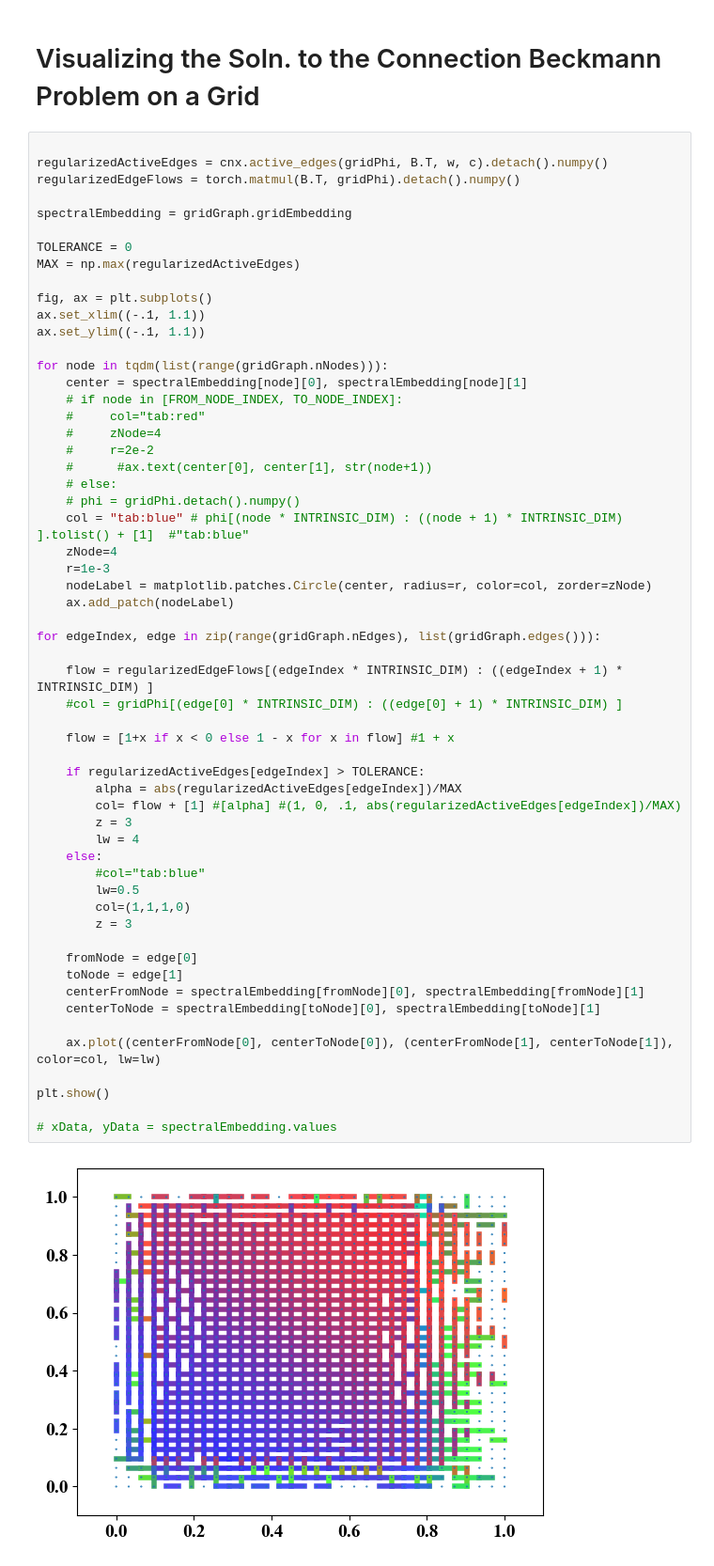
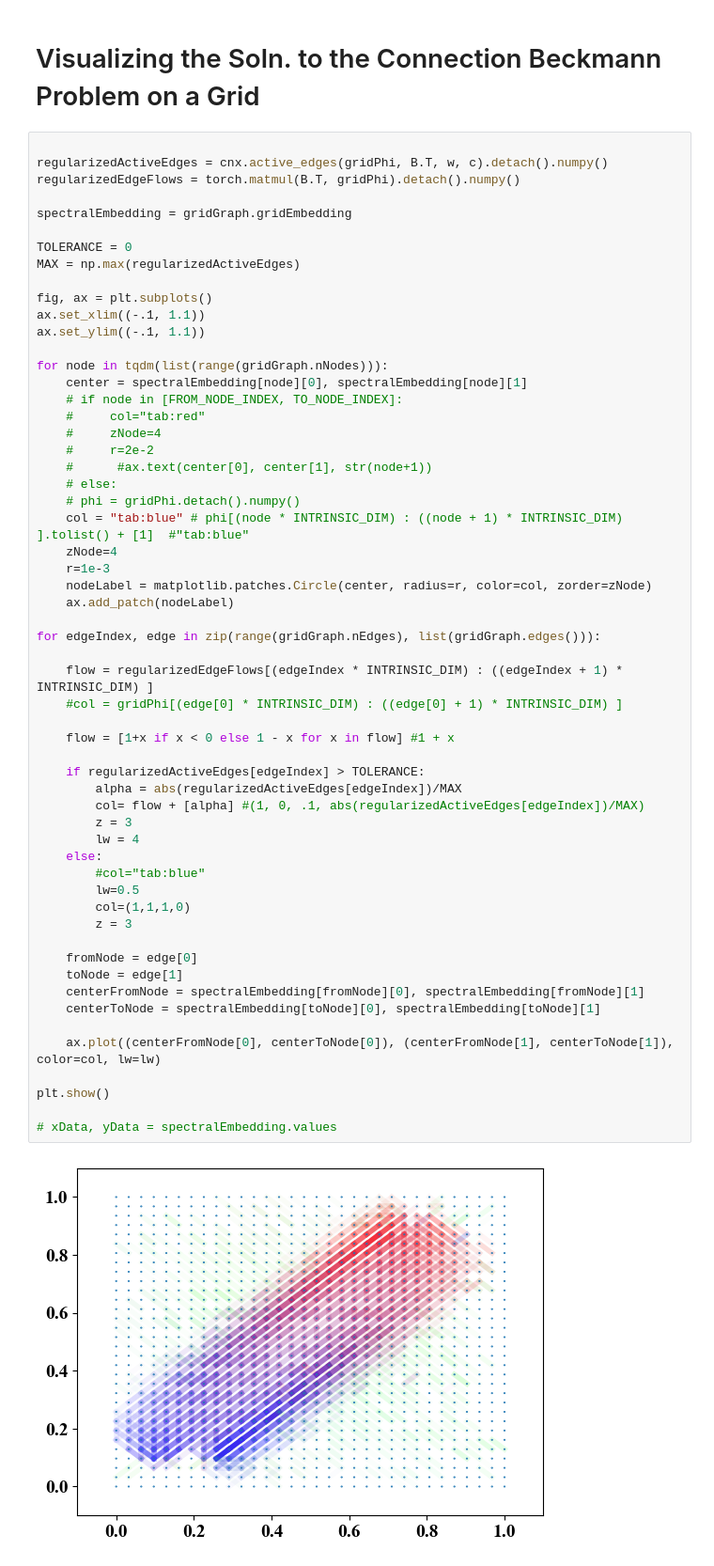
Before and after one commit to sawyer-jack-1/connection-graph-wasserstein, a Jupyter notebook: connection_beckmann_grid.ipynb, the cells around one changed output. Shown: that part at 94% size. Cells and saved outputs as stored; diff of their text form.

```diff
--- a/connection_beckmann_grid.ipynb
+++ b/connection_beckmann_grid.ipynb
@@ -201,35 +201,35 @@ for node in tqdm(list(range(gridGraph.nNodes))):
     ax.add_patch(nodeLabel)
 
 for edgeIndex, edge in zip(range(gridGraph.nEdges), list(gridGraph.edges())):
 
     flow = regularizedEdgeFlows[(edgeIndex * INTRINSIC_DIM) : ((edgeIndex + 1) * INTRINSIC_DIM) ]
     #col = gridPhi[(edge[0] * INTRINSIC_DIM) : ((edge[0] + 1) * INTRINSIC_DIM) ]
 
     flow = [1+x if x < 0 else 1 - x for x in flow] #1 + x
 
     if regularizedActiveEdges[edgeIndex] > TOLERANCE:
         alpha = abs(regularizedActiveEdges[edgeIndex])/MAX
-        col= flow + [1] #[alpha] #(1, 0, .1, abs(regularizedActiveEdges[edgeIndex])/MAX)
+        col= flow + [alpha] #(1, 0, .1, abs(regularizedActiveEdges[edgeIndex])/MAX)
         z = 3
         lw = 4
     else:
         #col="tab:blue"
         lw=0.5
         col=(1,1,1,0)
         z = 3
 
     fromNode = edge[0]
     toNode = edge[1]
     centerFromNode = spectralEmbedding[fromNode][0], spectralEmbedding[fromNode][1]
     centerToNode = spectralEmbedding[toNode][0], spectralEmbedding[toNode][1]
 
     ax.plot((centerFromNode[0], centerToNode[0]), (centerFromNode[1], centerToNode[1]), color=col, lw=lw)
 
 plt.show()
 
 # xData, yData = spectralEmbedding.values
 # %% [output]
-[figure, old version]
+[figure, new version]
 # %%
 regularizedActiveEdges
 # %% [output]
```
Also changed, not shown: parts of 3 cells of this notebook, 1 other file.
